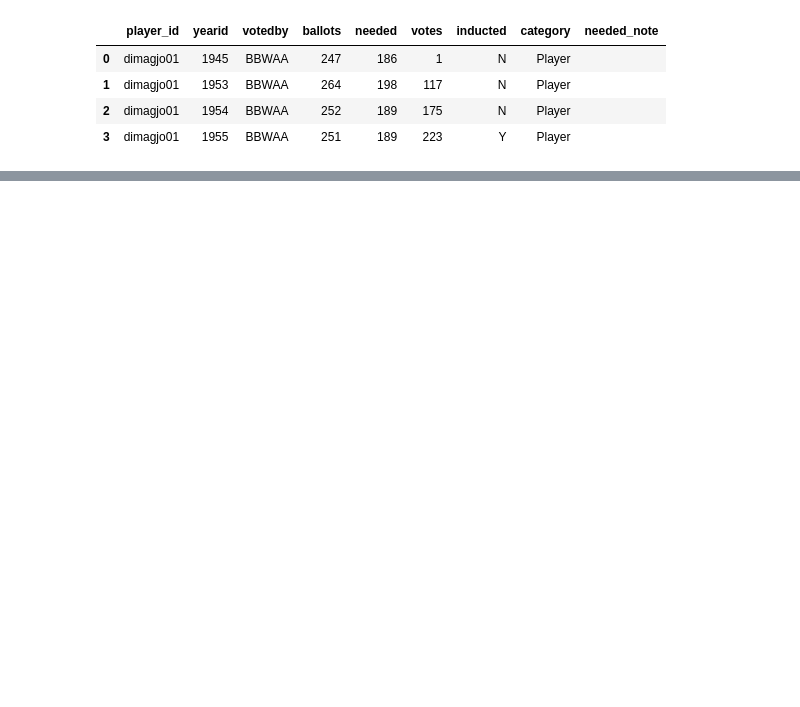
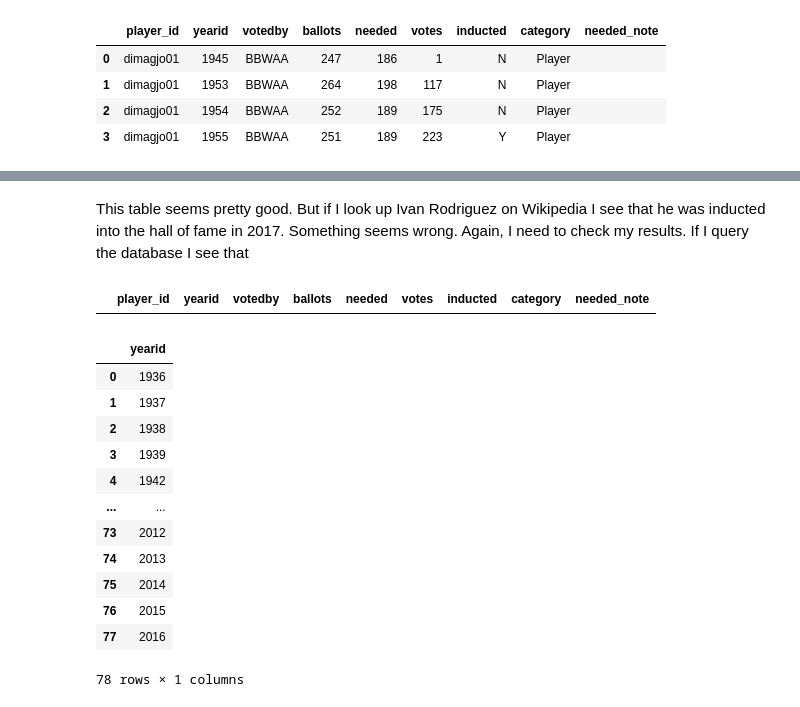
Before and after one commit to AbeHandler/everything, a Jupyter notebook: teaching/3401fall2020/week5/Module-4.2-Relational_data_applications.ipynb, the cells around one changed output, grey strips where cells are left out. Cells and saved outputs as stored; diff of their text form; code cells hidden in the pictures; blank space fills up the shorter version.

```diff
--- a/teaching/3401fall2020/week5/Module-4.2-Relational_data_applications.ipynb
+++ b/teaching/3401fall2020/week5/Module-4.2-Relational_data_applications.ipynb
@@ -254,0 +293,23 @@ merged
+# %% [markdown]
+This table seems pretty good. But if I look up Ivan Rodriguez on Wikipedia I see that he was inducted into the hall of fame in 2017. Something seems wrong. Again, I need to check my results. If I query the database I see that
+# %%
+pd.read_sql_query('select  * from hall_of_fame where player_id="rodriiv01"', con)
+# %% [output]
+|  | player_id | yearid | votedby | ballots | needed | votes | inducted | category | needed_note |
+# %%
+hall = pd.read_sql_query('select distinct yearid from hall_of_fame', con)
+hall
+# %% [output]
+|  | yearid |
+| 0 | 1936 |
+| 1 | 1937 |
+| 2 | 1938 |
+| 3 | 1939 |
+| 4 | 1942 |
+| ... | ... |
+| 73 | 2012 |
+| 74 | 2013 |
+| 75 | 2014 |
+| 76 | 2015 |
+| 77 | 2016 |
+78 rows × 1 columns
```
Also changed, not shown: parts of 20 cells of this notebook.
